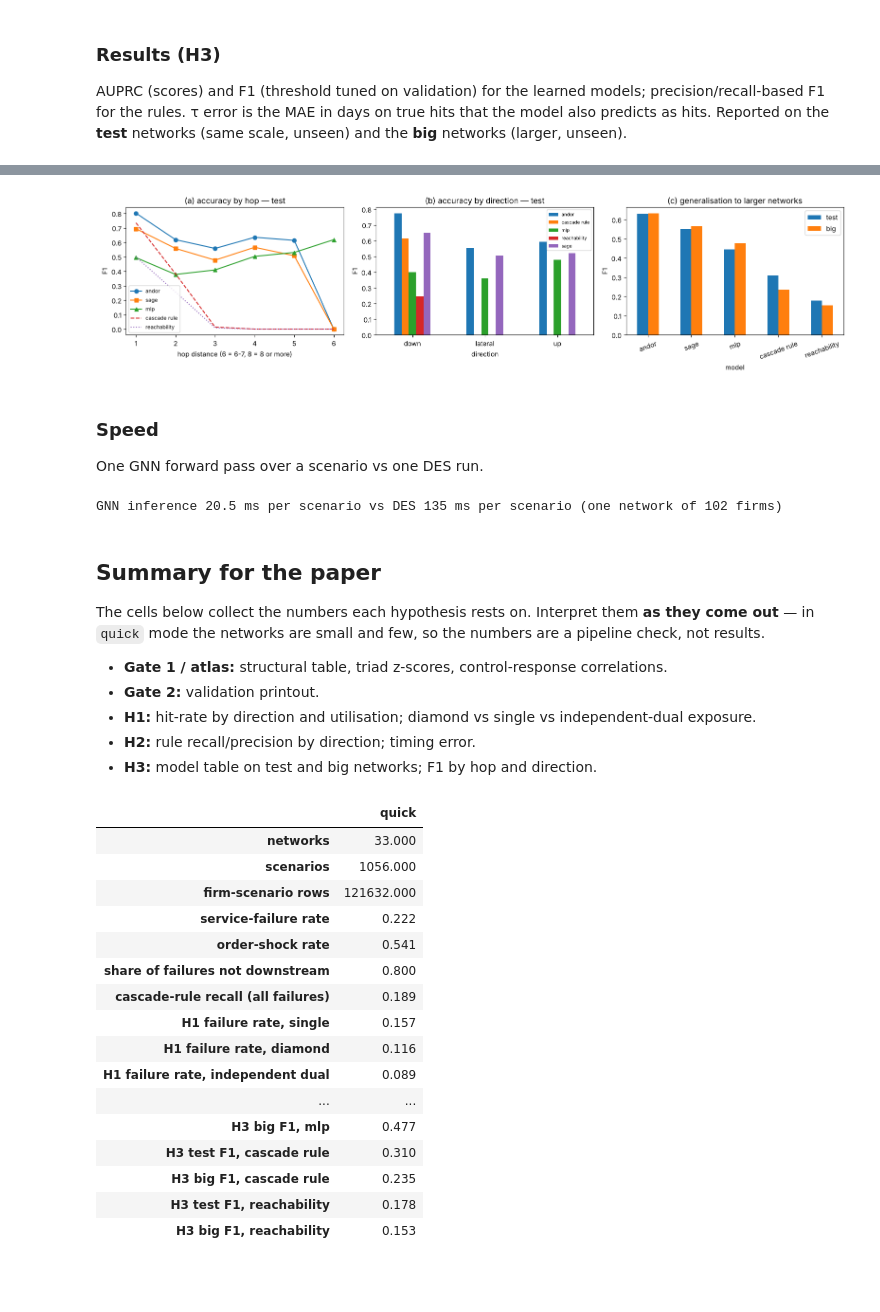
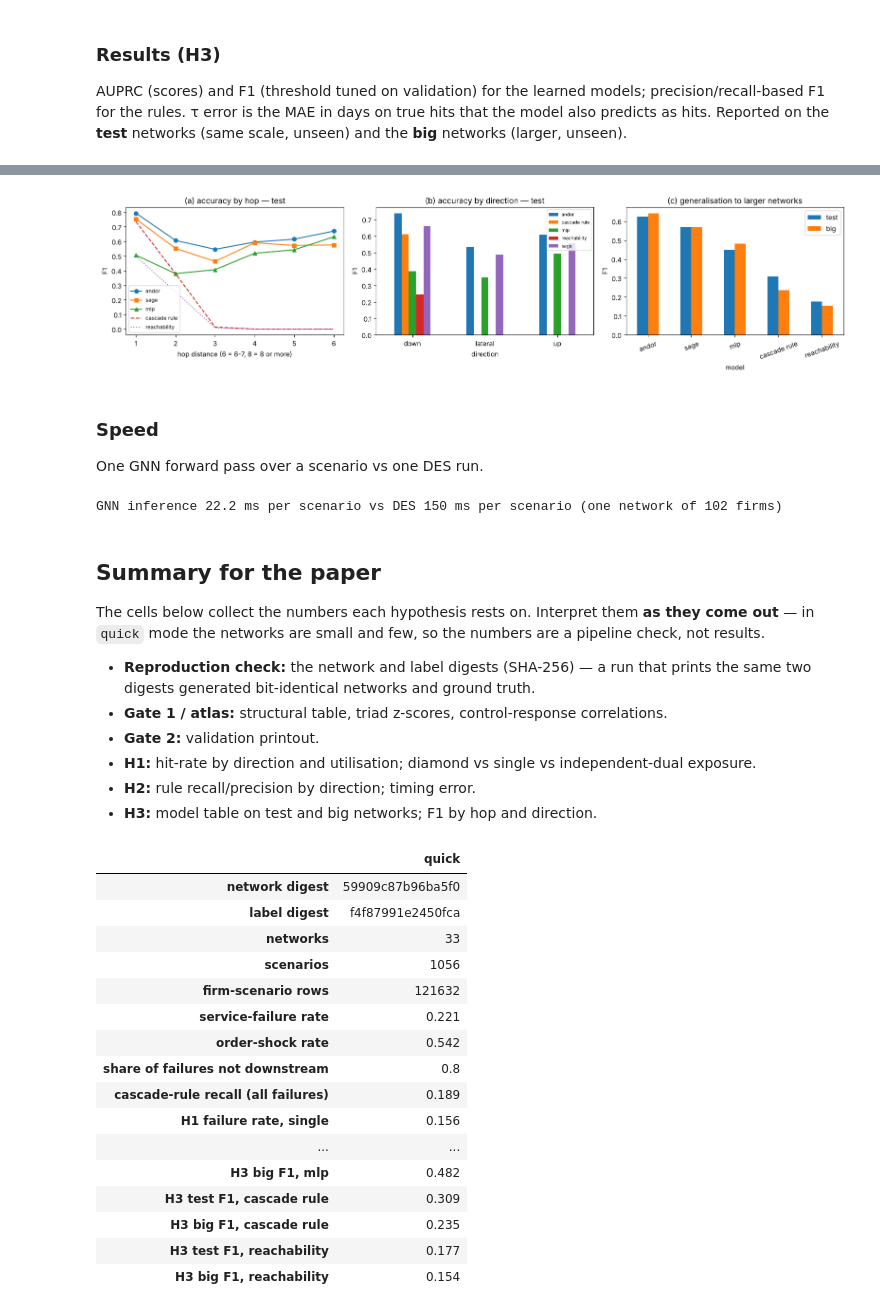
Before and after one commit to suresuite/v001-3-f6699a5b, a Jupyter notebook: scsim/scripts/research/ripple/incom2027_cascade.ipynb, the cells around one changed output, grey strips where cells are left out. Saved outputs shown, nothing was run; the diff lists cells and outputs as text; code cells hidden in the pictures; blank space fills up the shorter version.

```diff
--- a/scsim/scripts/research/ripple/incom2027_cascade.ipynb
+++ b/scsim/scripts/research/ripple/incom2027_cascade.ipynb
@@ -198,7 +206,7 @@ def generate_structure(fp):
                 if first is None and comp_choice[c] and rng.random() < fp["beta"]:  # shared supplier: copy peers' favourite
                     opts = [s for s in comp_choice[c] if s not in avoid]
                     if opts:
-                        first = int(max(set(opts), key=opts.count))
+                        first = int(min(set(opts), key=lambda s_: (-opts.count(s_), s_)))   # ties: lowest index
                 if first is None:
                     first = pa_pick(prods, exclude=avoid)                          # hubs
                 srcs = [first]
@@ -453,6 +461,27 @@ for k, fp in enumerate(SPECS):
         raise RuntimeError(f"could not build network {k}")
 print(f"{len(NETS)} networks built and checked (depth 8, DAG, every firm on a raw->OEM path) in {time.time()-t0:.1f}s")
 
+
+def network_digest(nets):
+    """SHA-256 over every structural and numerical input of the simulation, in network order.
+    Two runs that print the same digest generated bit-identical networks."""
+    h = hashlib.sha256()
+    for net in nets:
+        st = net["st"]
+        rec = dict(firm_tier=[int(v) for v in net["firm_tier"]], firm_items=st["firm_items"],
+                   bom=[sorted(b.items()) for b in st["bom"]],
+                   sources=sorted([list(k), v] for k, v in st["sources"].items()),
+                   lead=sorted([list(e), L] for e, L in net["lead"].items()),
+                   x=sorted([list(k), repr(v)] for k, v in net["x"].items()),
+                   cap=[repr(float(v)) for v in net["cap"]], g_S=[repr(float(v)) for v in net["g_S"]],
+                   fgS=sorted([list(k), repr(v)] for k, v in net["fgS"].items()), delta=repr(net["fp"]["delta"]))
+        h.update(json.dumps(rec, sort_keys=True).encode())
+    return h.hexdigest()
+
+
+NET_DIGEST = network_digest(NETS)
+print("network digest:", NET_DIGEST)
+
 rng_fp = np.random.default_rng(SEED + 1)
 atlas_ids = [next(n for n, s in enumerate(SPECS) if s["family"] == fam and s["split"] == "train") for fam in FAMILIES]
 FP = pd.DataFrame([dict(fingerprint(net, CFG["null_samples"] if n in atlas_ids else 0, rng_fp), split=SPECS[n]["split"], net=n)
@@ -895,4 +925,21 @@ if ctx is not None and CFG["workers"] > 1:
 else:
     RESULTS = [r for n in range(len(NETS)) for r in simulate_network(n)]
 print(f"{len(RESULTS)} disruption scenarios (≈{n_runs} DES runs incl. clean) in {time.time()-t0:.0f}s")
+
+
+def label_digest(results):
+    """SHA-256 over the ground truth of every scenario, in scenario order (network, target, duration, then
+    per firm: failure flag, time to impact, severity, causal parent). Same digest = bit-identical labels."""
+    h = hashlib.sha256()
+    for r in results:
+        h.update(np.array([r["net"], r["target"], r["D"]], dtype=np.int64).tobytes())
+        h.update(r["hit"].astype(np.int8).tobytes())
+        h.update(np.nan_to_num(r["tau"], nan=-1.0).astype(np.float64).tobytes())
+        h.update(r["sev"].astype(np.float64).tobytes())
+        h.update(r["parent"].astype(np.int64).tobytes())
+    return h.hexdigest()
+
+
+LABEL_DIGEST = label_digest(RESULTS)
+print("label digest:", LABEL_DIGEST)
 # %% [output]
@@ -1352,7 +1400,7 @@ comp.plot(kind="bar", ax=axes[2], rot=20)
 axes[2].set(ylabel="F1", title="(c) generalisation to larger networks")
 plt.tight_layout(); plt.show()
 # %% [output]
-[figure, old version]
+[figure, new version]
 # %% [markdown]
 ### Speed
 One GNN forward pass over a scenario vs one DES run.
@@ -1367,11 +1415,12 @@ net = NETS[SAMPLES[j]["net"]]; sim0 = warmup(net)
 t0 = time.time(); branch(sim0, target=RESULTS[j]["target"], D=float(RESULTS[j]["D"])); des_ms = (time.time() - t0) * 1000
 print(f"GNN inference {gnn_ms:.1f} ms per scenario vs DES {des_ms:.0f} ms per scenario (one network of {net['n_firms']} firms)")
 # %% [output]
-GNN inference 20.5 ms per scenario vs DES 135 ms per scenario (one network of 102 firms)
+GNN inference 22.2 ms per scenario vs DES 150 ms per scenario (one network of 102 firms)
 # %% [markdown]
 ## Summary for the paper
 The cells below collect the numbers each hypothesis rests on. Interpret them **as they come out** — in `quick` mode the networks are small and few, so the numbers are a pipeline check, not results.
 
+- **Reproduction check:** the network and label digests (SHA-256) — a run that prints the same two digests generated bit-identical networks and ground truth.
 - **Gate 1 / atlas:** structural table, triad z-scores, control-response correlations.
 - **Gate 2:** validation printout.
 - **H1:** hit-rate by direction and utilisation; diamond vs single vs independent-dual exposure.
@@ -1379,34 +1428,35 @@ The cells below collect the numbers each hypothesis rests on. Interpret them **a
 - **H3:** model table on test and big networks; F1 by hop and direction.
 # %%
 summary_rows = {
+    "network digest": NET_DIGEST[:16], "label digest": LABEL_DIGEST[:16],
     "networks": len(NETS), "scenarios": len(RESULTS), "firm-scenario rows": len(DF),
     "service-failure rate": round(DF.hit.mean(), 3),
     "order-shock rate": round(DF.shock.mean(), 3),
     "share of failures not downstream": round(1 - DF[DF.hit].direction.eq("down").mean(), 3),
     "cascade-rule recall (all failures)": round((DF.rule_hit & DF.hit).sum() / DF.hit.sum(), 3),
 }
 for e in ["single", "diamond", "independent dual"]:
     if e in h1.index:
         summary_rows[f"H1 failure rate, {e}"] = round(h1.loc[e, "failure rate"], 3)
 for m in TEST.index:
     summary_rows[f"H3 test F1, {m}"] = TEST.loc[m, "F1"]
     summary_rows[f"H3 big F1, {m}"] = BIG.loc[m, "F1"]
 pd.Series(summary_rows, name=MODE).to_frame()
 # %% [output]
 |  | quick |
-| networks | 33.000 |
-| scenarios | 1056.000 |
-| firm-scenario rows | 121632.000 |
-| service-failure rate | 0.222 |
-| order-shock rate | 0.541 |
-| share of failures not downstream | 0.800 |
+| network digest | 59909c87b96ba5f0 |
+| label digest | f4f87991e2450fca |
+| networks | 33 |
+| scenarios | 1056 |
+| firm-scenario rows | 121632 |
+| service-failure rate | 0.221 |
+| order-shock rate | 0.542 |
+| share of failures not downstream | 0.8 |
 | cascade-rule recall (all failures) | 0.189 |
-| H1 failure rate, single | 0.157 |
-| H1 failure rate, diamond | 0.116 |
-| H1 failure rate, independent dual | 0.089 |
+| H1 failure rate, single | 0.156 |
 | ... | ... |
-| H3 big F1, mlp | 0.477 |
-| H3 test F1, cascade rule | 0.310 |
+| H3 big F1, mlp | 0.482 |
+| H3 test F1, cascade rule | 0.309 |
 | H3 big F1, cascade rule | 0.235 |
-| H3 test F1, reachability | 0.178 |
-| H3 big F1, reachability | 0.153 |
+| H3 test F1, reachability | 0.177 |
+| H3 big F1, reachability | 0.154 |
```
Also changed, not shown: parts of 14 cells of this notebook, 5 other files.
